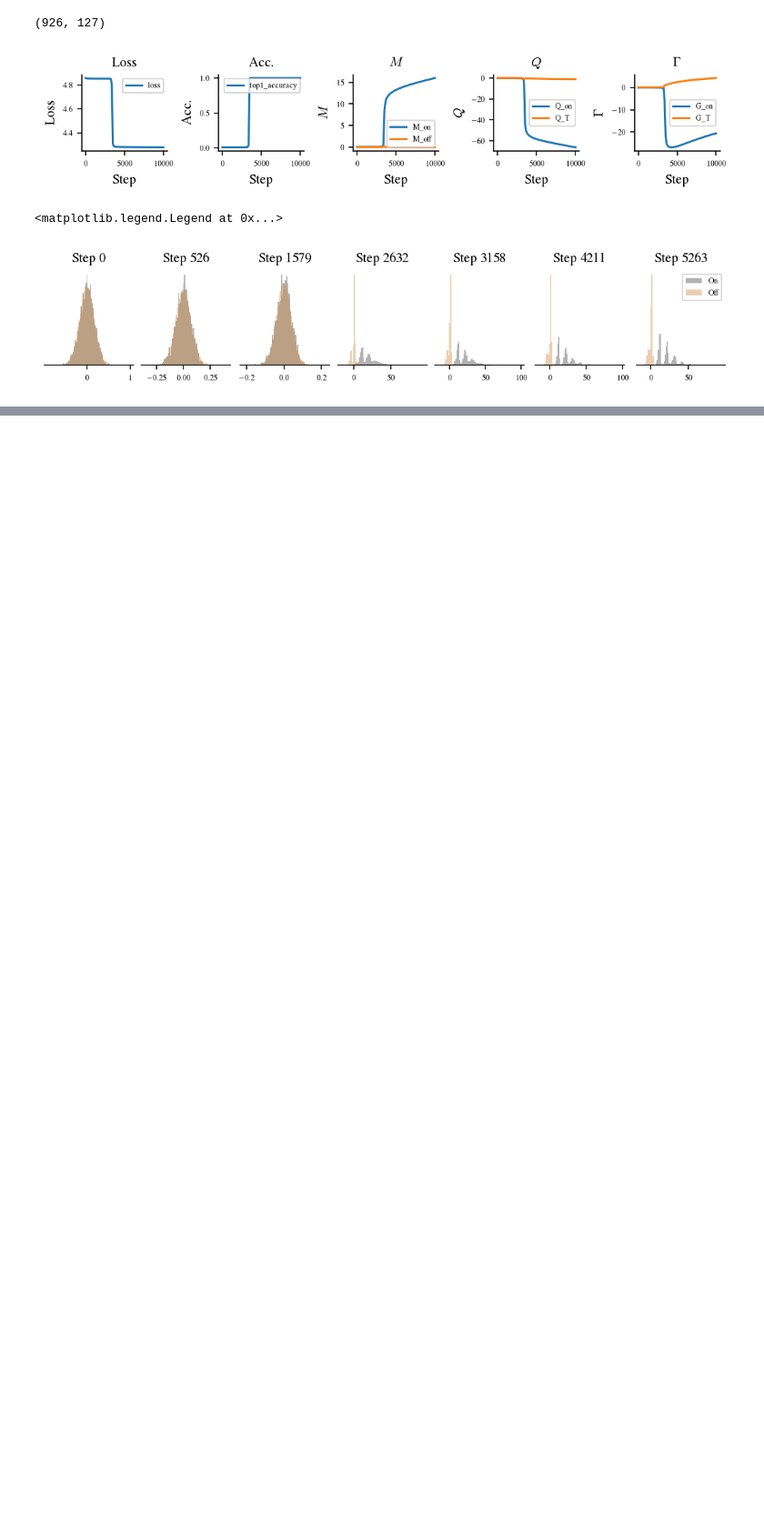
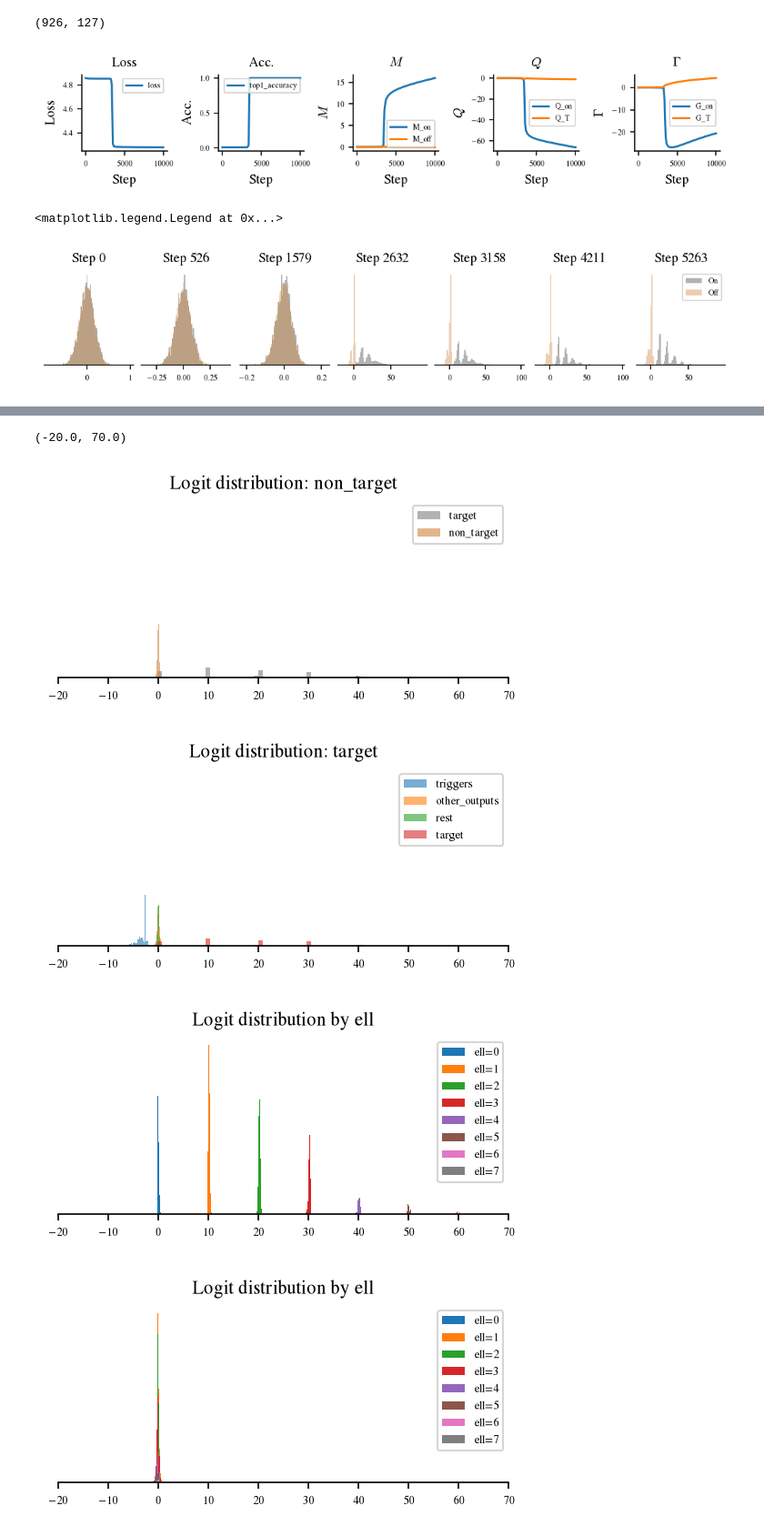
Before and after one commit to CristopherErazo/InContextLearning, a Jupyter notebook: notebooks/26-09-26_New_Ord_Params.ipynb, the cells around one changed output, grey strips where cells are left out. Shown at 91% size. Cells and saved outputs as stored; diff of their text form; code cells hidden in the pictures; blank space fills up the shorter version.

```diff
--- a/notebooks/26-09-26_New_Ord_Params.ipynb
+++ b/notebooks/26-09-26_New_Ord_Params.ipynb
@@ -176,0 +453,8 @@ ax.legend()
+# %%
+
+###
+order_params = run.order_params(step)
+variables = measure_variables(batch, mus=L)            # same rows, same order
+ansatz = ansatz_logits(variables, order_params, beta,L)
+
+sampled_logits = QueryTable({"logits": ansatz, "mu": variables["mu"], "ell": variables["ell"], "K": K})
@@ -176,0 +470,64 @@ ax.legend()
+# %%
+fig , axes = create_fig()
+
+ax = axes
+logits = sampled_logits["logits"]
+
+for blk in ['target','non_target']:
+    ax.spines['left'].set_visible(False)
+    ax.set_yticks([])
+    ax.hist(logits[:, blocks[blk]].flatten().numpy(), bins=80, alpha=0.6, label=blk, color='gray' if blk=='target' else 'peru',density=True)
+    ax.set_title(f'Logit distribution: {blk}')
+ax.legend()
+
+ax.set_xlim(-20,70)
+
+fig , axes = create_fig()
+
+ax = axes
+logits = sampled_logits["logits"]
+
+for blk in ['triggers', 'other_outputs', 'rest', 'target']:
+    ax.spines['left'].set_visible(False)
+    ax.set_yticks([])
+    ax.hist(logits[:, blocks[blk]].flatten().numpy(), bins=80, alpha=0.6, label=blk,density=True)
+    ax.set_title(f'Logit distribution: {blk}')
+ax.legend()
+
+ax.set_xlim(-20,70)
+
+fig , axes = create_fig()
+
+ax = axes
+ax.spines['left'].set_visible(False)
+ax.set_yticks([])
+
+for (ell,), group in sampled_logits.groups("ell"):
+    logits = group['logits']
+
+    ax.hist(logits[:, blocks['target']].flatten().numpy(),label=f'ell={ell}')
+    ax.set_title(f'Logit distribution by ell')
+ax.legend()
+
+ax.set_xlim(-20,70)
+
+fig , axes = create_fig()
+
+ax = axes
+ax.spines['left'].set_visible(False)
+ax.set_yticks([])
+
+for (ell,), group in sampled_logits.groups("ell"):
+    logits = group['logits']
+
+    ax.hist(logits[:, blocks['non_target']].flatten().numpy(),label=f'ell={ell}')
+    ax.set_title(f'Logit distribution by ell')
+ax.legend()
+
+ax.set_xlim(-20,70)
+# %% [output]
+(-20.0, 70.0)
+[figure, added]
+[figure, added]
+[figure, added]
+[figure, added]
```
Also changed, not shown: parts of 10 cells of this notebook, 23 other files.
